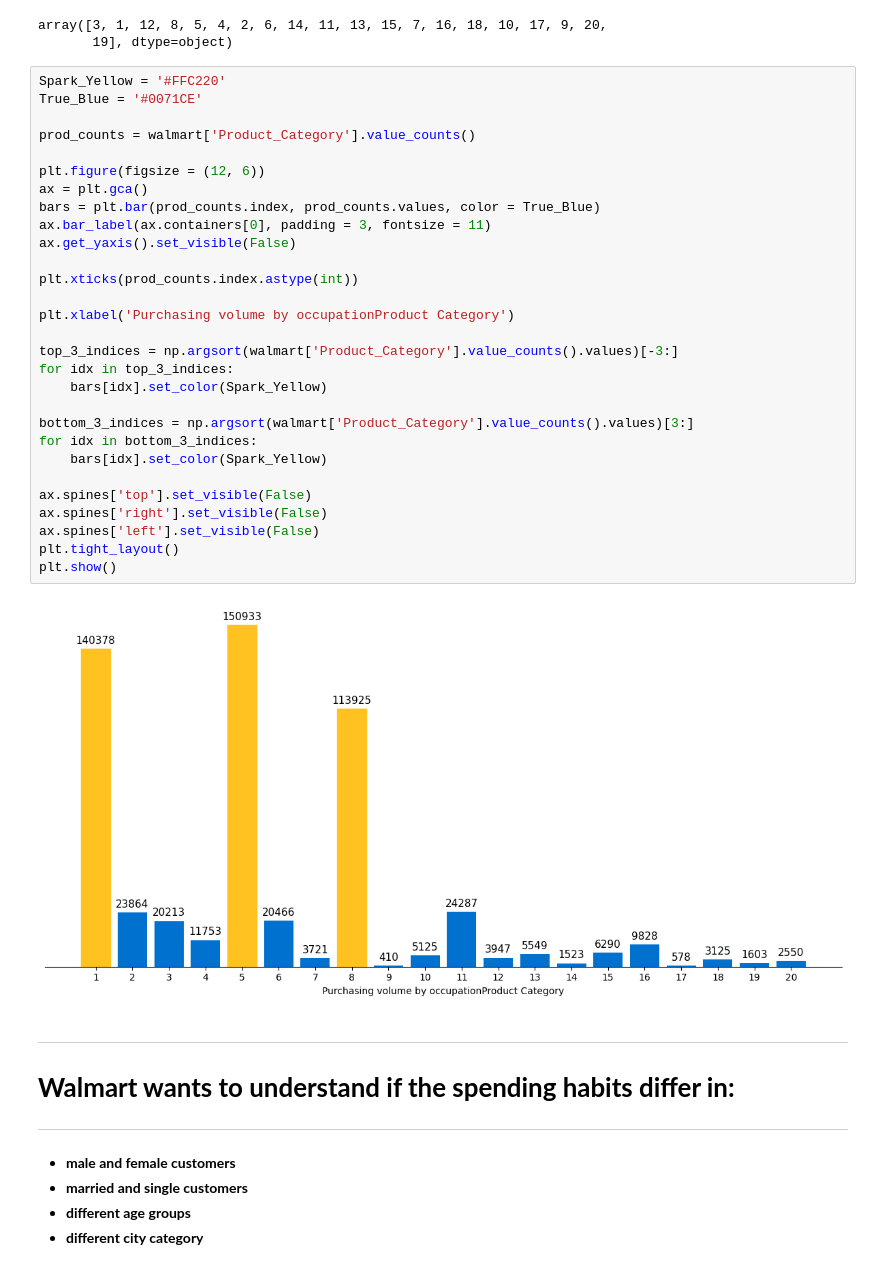
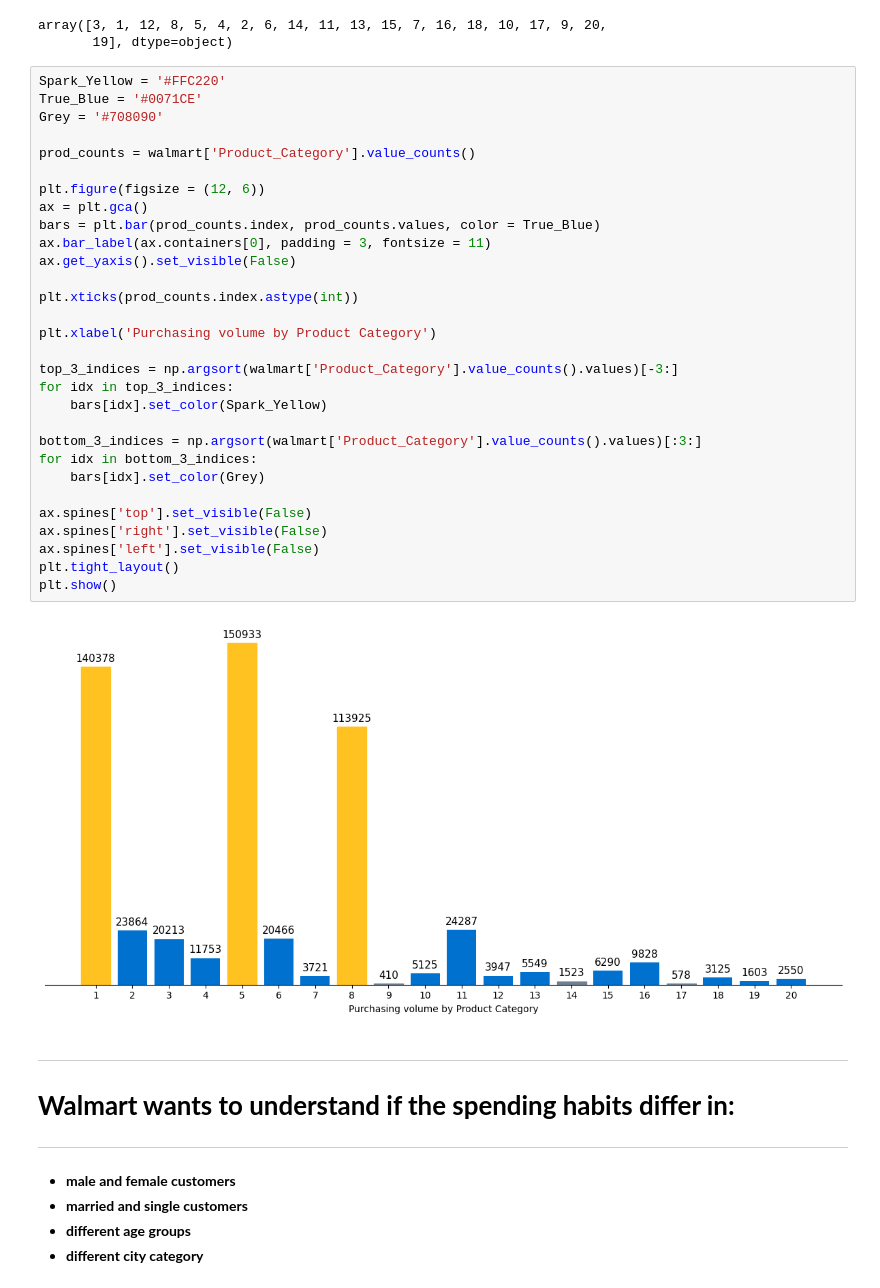
Before and after one commit to RichaGaharwar/Walmart---Confidence-Interval-CLT, a Jupyter notebook: Walmart_Confidence_Interval_&_CLT.ipynb, the cells around one changed output. Cells and saved outputs as stored; diff of their text form.

```diff
--- a/Walmart_Confidence_Interval_&_CLT.ipynb
+++ b/Walmart_Confidence_Interval_&_CLT.ipynb
@@ -431,34 +428,35 @@ array([3, 1, 12, 8, 5, 4, 2, 6, 14, 11, 13, 15, 7, 16, 18, 10, 17, 9, 20,
 # %%
 Spark_Yellow = '#FFC220'
 True_Blue = '#0071CE'
+Grey = '#708090'
 
 prod_counts = walmart['Product_Category'].value_counts()
 
 plt.figure(figsize = (12, 6))
 ax = plt.gca()
 bars = plt.bar(prod_counts.index, prod_counts.values, color = True_Blue)
 ax.bar_label(ax.containers[0], padding = 3, fontsize = 11)
 ax.get_yaxis().set_visible(False)
 
 plt.xticks(prod_counts.index.astype(int))
 
-plt.xlabel('Purchasing volume by occupationProduct Category')
+plt.xlabel('Purchasing volume by Product Category')
 
 top_3_indices = np.argsort(walmart['Product_Category'].value_counts().values)[-3:]
 for idx in top_3_indices:
     bars[idx].set_color(Spark_Yellow)
 
-bottom_3_indices = np.argsort(walmart['Product_Category'].value_counts().values)[3:]
+bottom_3_indices = np.argsort(walmart['Product_Category'].value_counts().values)[:3:]
 for idx in bottom_3_indices:
-    bars[idx].set_color(Spark_Yellow)
+    bars[idx].set_color(Grey)
 
 ax.spines['top'].set_visible(False)
 ax.spines['right'].set_visible(False)
 ax.spines['left'].set_visible(False)
 plt.tight_layout()
 plt.show()
 # %% [output]
-[figure, old version]
+[figure, new version]
 # %% [markdown]
 ---
 
```
Also changed, not shown: parts of 3 cells of this notebook.
